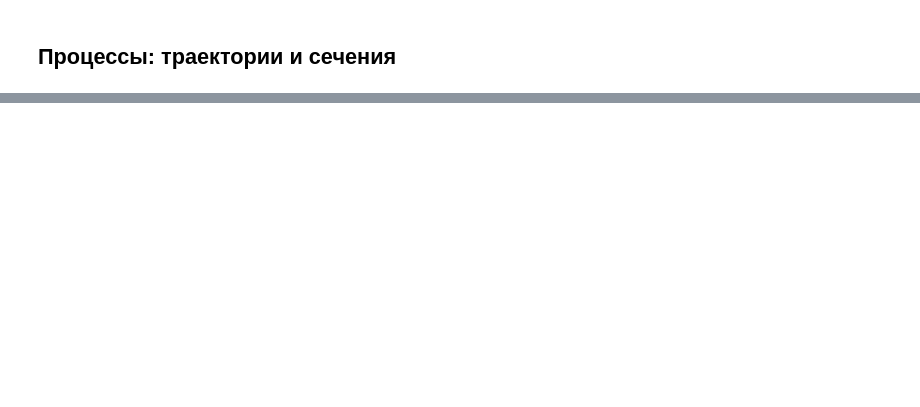
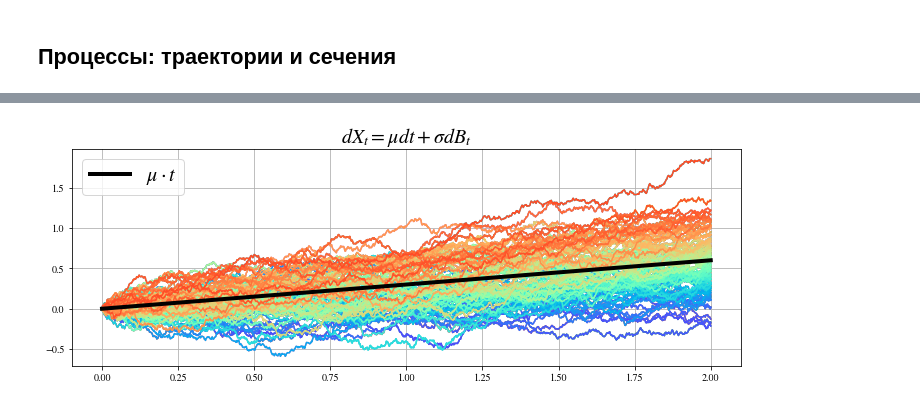
Before and after one commit to dolmatovas/hse_lectures, a Jupyter notebook: notebooks/Lectures 1-2.ipynb, the cells around one changed output, grey strips where cells are left out. Cells and saved outputs as stored; diff of their text form; code cells hidden in the pictures; blank space fills up the shorter version.

```diff
--- a/notebooks/Lectures 1-2.ipynb
+++ b/notebooks/Lectures 1-2.ipynb
@@ -212,0 +183,10 @@ fig.savefig("../2_figs/random_walk_limit.png")
+# %%
+import numpy as np
+import matplotlib.pyplot as plt
+from matplotlib.cm import rainbow
+from matplotlib.colors import Normalize
+from scipy import stats as sps
+
+import matplotlib
+matplotlib.rcParams['mathtext.fontset'] = 'stix'
+matplotlib.rcParams['font.family'] = 'STIXGeneral'
@@ -212,0 +237,27 @@ fig.savefig("../2_figs/random_walk_limit.png")
+# %%
+tn = np.linspace(0, 2, 1001)
+nsim = 100
+x0 = 1
+mu = 0.3
+sig = 0.3
+X = sample_bm(tn, nsim, mu, sig)
+ind = np.argsort(X[-1])
+X = X[:, ind]
+
+# Нормализуем eta в диапазон [0, 1] для цветовой карты
+colors = rainbow(np.linspace(0.1, 0.9, nsim))
+
+# Создаем график
+fig = plt.figure(figsize=(12, 4))
+plt.title(r"$dX_t = \mu dt + \sigma dB_t$", fontsize=20)
+plt.plot(tn, X)
+for i in range(len(X[-1])):
+    plt.plot(tn, X[:, i], color=colors[i], alpha=1)
+plt.plot(tn, mu * tn, color='black', lw=4, label=r'$\mu \cdot t$')
+plt.legend(fontsize=20)
+plt.grid(True)
+plt.show()
+fig.tight_layout()
+fig.savefig("../2_figs/BM with drift.png")
+# %% [output]
+[figure, added]
```
Also changed, not shown: parts of 13 cells of this notebook.
